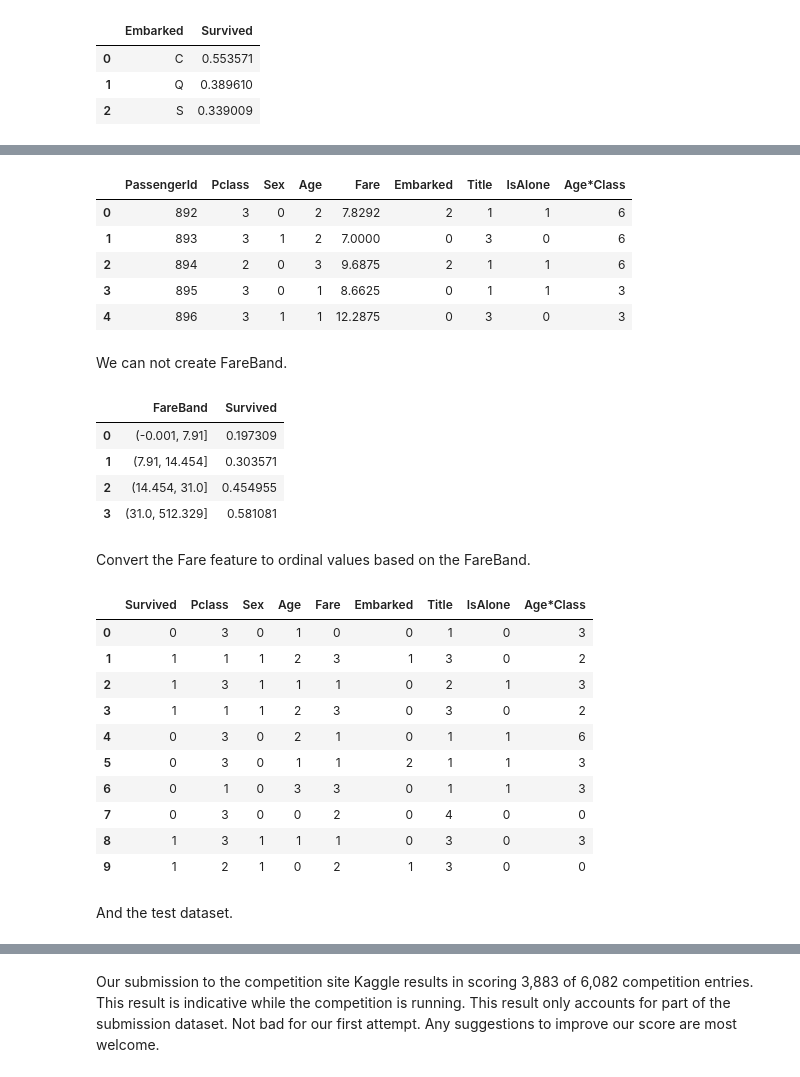
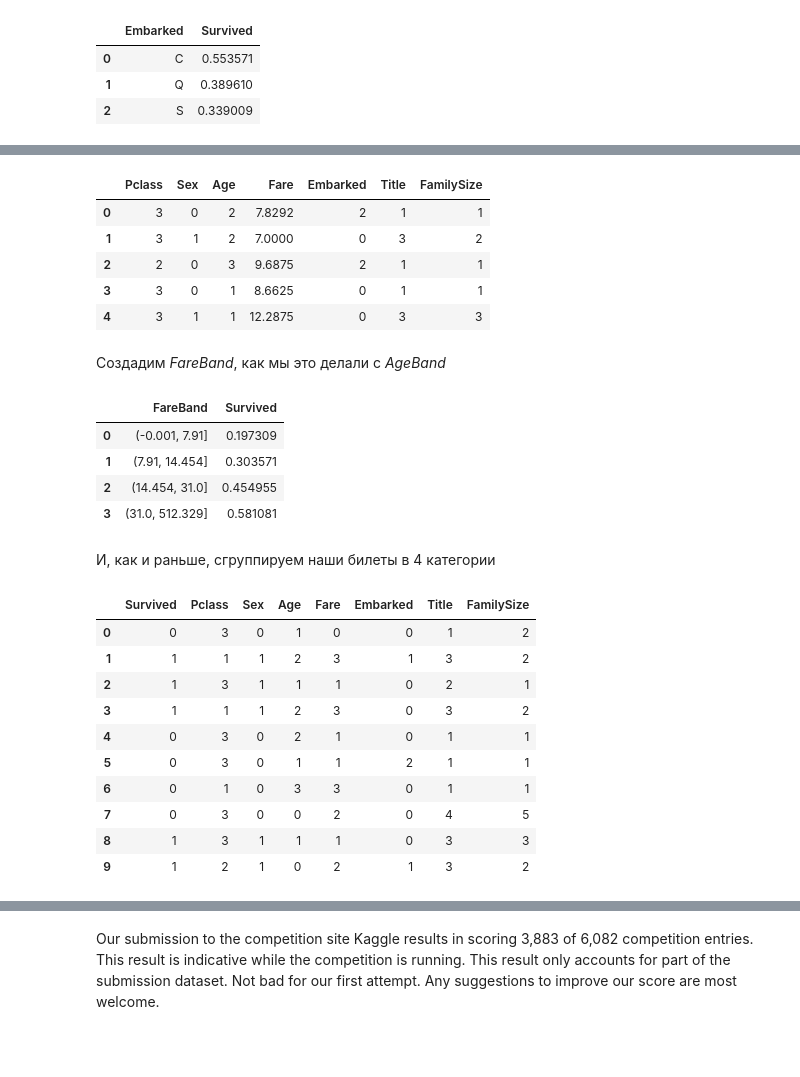
Before and after one commit to teartell/ULSU-BIGDATA-COURSE, a Jupyter notebook: labs/lab-titanic/titanic-data-science-solutions.ipynb, the cells around one changed output, grey strips where cells are left out. Drawn from its saved outputs; the diff is of its cells as text; code cells hidden in the pictures; blank space fills up the shorter version.

```diff
--- a/labs/lab-titanic/titanic-data-science-solutions.ipynb
+++ b/labs/lab-titanic/titanic-data-science-solutions.ipynb
@@ -716,7 +700,7 @@ for dataset in combine:
     dataset.loc[(dataset['Age'] > 16) & (dataset['Age'] <= 32), 'Age'] = 1
     dataset.loc[(dataset['Age'] > 32) & (dataset['Age'] <= 48), 'Age'] = 2
     dataset.loc[(dataset['Age'] > 48) & (dataset['Age'] <= 64), 'Age'] = 3
-    dataset.loc[ dataset['Age'] > 64, 'Age']
+    dataset.loc[ dataset['Age'] > 64, 'Age'] = 4
 train_df.head()
 # %% [output]
 |  | Survived | Pclass | Sex | Age | SibSp | Parch | Fare | Embarked | Title | AgeBand |
@@ -763,6 +744,0 @@ We can create another feature called IsAlone.
-# %%
-for dataset in combine:
-    dataset['IsAlone'] = 0
-    dataset.loc[dataset['FamilySize'] == 1, 'IsAlone'] = 1
-
-train_df[['IsAlone', 'Survived']].groupby(['IsAlone'], as_index=False).mean()
@@ -775,6 +752,6 @@ Let us drop Parch, SibSp, and FamilySize features in favor of IsAlone.
 # %%
-train_df = train_df.drop(['Parch', 'SibSp', 'FamilySize'], axis=1)
-test_df = test_df.drop(['Parch', 'SibSp', 'FamilySize'], axis=1)
+train_df = train_df.drop(['Parch', 'SibSp'], axis=1)
+test_df = test_df.drop(['Parch', 'SibSp'], axis=1)
 combine = [train_df, test_df]
 
 train_df.head()
@@ -790,5 +764,0 @@ We can also create an artificial feature combining Pclass and Age.
-# %%
-for dataset in combine:
-    dataset['Age*Class'] = dataset.Age * dataset.Pclass
-
-train_df.loc[:, ['Age*Class', 'Age', 'Pclass']].head(10)
@@ -850,15 +808,15 @@ We may also want round off the fare to two decimals as it represents currency.
 # %%
 test_df['Fare'].fillna(test_df['Fare'].dropna().median(), inplace=True)
-test_df.head()
+test_df
 # %% [output]
-|  | PassengerId | Pclass | Sex | Age | Fare | Embarked | Title | IsAlone | Age*Class |
-| 0 | 892 | 3 | 0 | 2 | 7.8292 | 2 | 1 | 1 | 6 |
-| 1 | 893 | 3 | 1 | 2 | 7.0000 | 0 | 3 | 0 | 6 |
-| 2 | 894 | 2 | 0 | 3 | 9.6875 | 2 | 1 | 1 | 6 |
-| 3 | 895 | 3 | 0 | 1 | 8.6625 | 0 | 1 | 1 | 3 |
-| 4 | 896 | 3 | 1 | 1 | 12.2875 | 0 | 3 | 0 | 3 |
+|  | Pclass | Sex | Age | Fare | Embarked | Title | FamilySize |
+| 0 | 3 | 0 | 2 | 7.8292 | 2 | 1 | 1 |
+| 1 | 3 | 1 | 2 | 7.0000 | 0 | 3 | 2 |
+| 2 | 2 | 0 | 3 | 9.6875 | 2 | 1 | 1 |
+| 3 | 3 | 0 | 1 | 8.6625 | 0 | 1 | 1 |
+| 4 | 3 | 1 | 1 | 12.2875 | 0 | 3 | 3 |
-# %% [markdown]
-We can not create FareBand.
+# %% [markdown]
+Создадим *FareBand*, как мы это делали с *AgeBand*
 # %%
 train_df['FareBand'] = pd.qcut(train_df['Fare'], 4)
 train_df[['FareBand', 'Survived']].groupby(['FareBand'], as_index=False).mean().sort_values(by='FareBand', ascending=True)
@@ -868,31 +826,27 @@ train_df[['FareBand', 'Survived']].groupby(['FareBand'], as_index=False).mean().
 | 1 | (7.91, 14.454] | 0.303571 |
 | 2 | (14.454, 31.0] | 0.454955 |
 | 3 | (31.0, 512.329] | 0.581081 |
-# %% [markdown]
-Convert the Fare feature to ordinal values based on the FareBand.
+# %% [markdown]
+И, как и раньше, сгруппируем наши билеты в 4 категории
 # %%
 for dataset in combine:
     dataset.loc[ dataset['Fare'] <= 7.91, 'Fare'] = 0
     dataset.loc[(dataset['Fare'] > 7.91) & (dataset['Fare'] <= 14.454), 'Fare'] = 1
     dataset.loc[(dataset['Fare'] > 14.454) & (dataset['Fare'] <= 31), 'Fare']   = 2
     dataset.loc[ dataset['Fare'] > 31, 'Fare'] = 3
     dataset['Fare'] = dataset['Fare'].astype(int)
 
 train_df = train_df.drop(['FareBand'], axis=1)
 combine = [train_df, test_df]
-
-train_df.head(10)
 # %% [output]
-|  | Survived | Pclass | Sex | Age | Fare | Embarked | Title | IsAlone | Age*Class |
-| 0 | 0 | 3 | 0 | 1 | 0 | 0 | 1 | 0 | 3 |
-| 1 | 1 | 1 | 1 | 2 | 3 | 1 | 3 | 0 | 2 |
-| 2 | 1 | 3 | 1 | 1 | 1 | 0 | 2 | 1 | 3 |
-| 3 | 1 | 1 | 1 | 2 | 3 | 0 | 3 | 0 | 2 |
-| 4 | 0 | 3 | 0 | 2 | 1 | 0 | 1 | 1 | 6 |
-| 5 | 0 | 3 | 0 | 1 | 1 | 2 | 1 | 1 | 3 |
-| 6 | 0 | 1 | 0 | 3 | 3 | 0 | 1 | 1 | 3 |
-| 7 | 0 | 3 | 0 | 0 | 2 | 0 | 4 | 0 | 0 |
-| 8 | 1 | 3 | 1 | 1 | 1 | 0 | 3 | 0 | 3 |
-| 9 | 1 | 2 | 1 | 0 | 2 | 1 | 3 | 0 | 0 |
+|  | Survived | Pclass | Sex | Age | Fare | Embarked | Title | FamilySize |
+| 0 | 0 | 3 | 0 | 1 | 0 | 0 | 1 | 2 |
+| 1 | 1 | 1 | 1 | 2 | 3 | 1 | 3 | 2 |
+| 2 | 1 | 3 | 1 | 1 | 1 | 0 | 2 | 1 |
+| 3 | 1 | 1 | 1 | 2 | 3 | 0 | 3 | 2 |
+| 4 | 0 | 3 | 0 | 2 | 1 | 0 | 1 | 1 |
+| 5 | 0 | 3 | 0 | 1 | 1 | 2 | 1 | 1 |
+| 6 | 0 | 1 | 0 | 3 | 3 | 0 | 1 | 1 |
+| 7 | 0 | 3 | 0 | 0 | 2 | 0 | 4 | 5 |
+| 8 | 1 | 3 | 1 | 1 | 1 | 0 | 3 | 3 |
+| 9 | 1 | 2 | 1 | 0 | 2 | 1 | 3 | 2 |
-# %% [markdown]
-And the test dataset.
```
Also changed, not shown: parts of 76 cells of this notebook.
